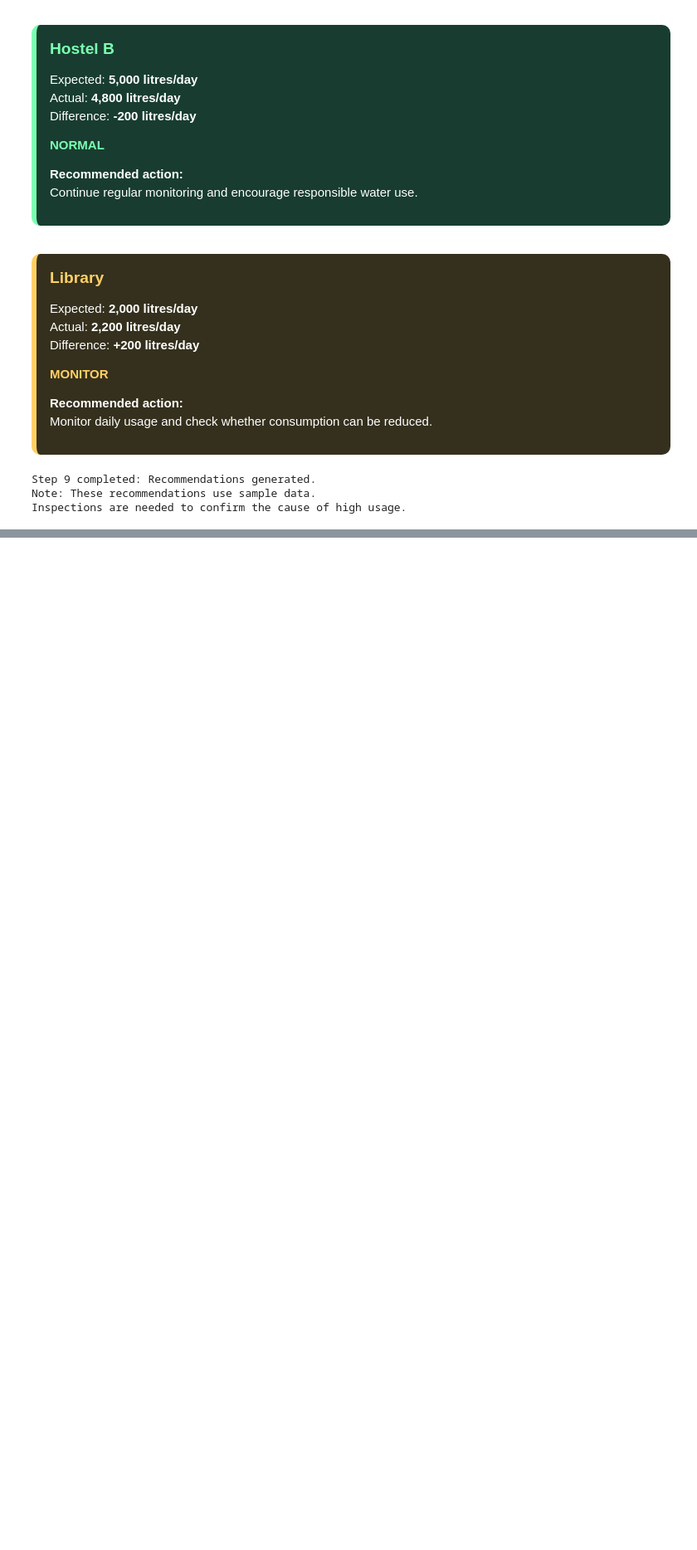
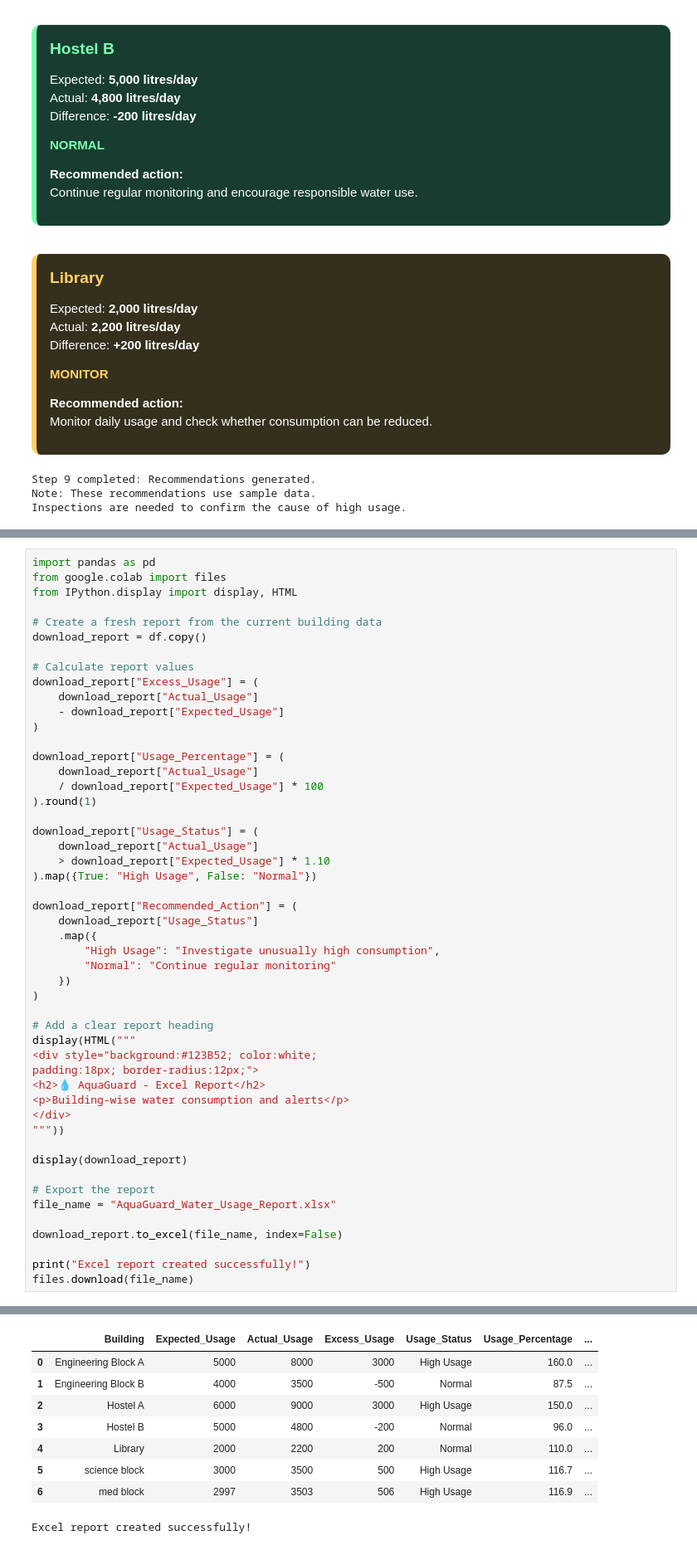
Before and after one commit to Chithra679/AI-based-project, a Jupyter notebook: Watermang.ipynb, the cells around one changed output, grey strips where cells are left out. Shown at 83% size. Cells and saved outputs as stored; diff of their text form; blank space fills up the shorter version.

```diff
--- a/Watermang.ipynb
+++ b/Watermang.ipynb
@@ -498,0 +920,51 @@ Inspections are needed to confirm the cause of high usage.
+# %%
+import pandas as pd
+from google.colab import files
+from IPython.display import display, HTML
+
+# Create a fresh report from the current building data
+download_report = df.copy()
+
+# Calculate report values
+download_report["Excess_Usage"] = (
+    download_report["Actual_Usage"]
+    - download_report["Expected_Usage"]
+)
+
+download_report["Usage_Percentage"] = (
+    download_report["Actual_Usage"]
+    / download_report["Expected_Usage"] * 100
+).round(1)
+
+download_report["Usage_Status"] = (
+    download_report["Actual_Usage"]
+    > download_report["Expected_Usage"] * 1.10
+).map({True: "High Usage", False: "Normal"})
+
+download_report["Recommended_Action"] = (
+    download_report["Usage_Status"]
+    .map({
+        "High Usage": "Investigate unusually high consumption",
+        "Normal": "Continue regular monitoring"
+    })
+)
+
+# Add a clear report heading
+display(HTML("""
+<div style="background:#123B52; color:white;
+padding:18px; border-radius:12px;">
+<h2>💧 AquaGuard - Excel Report</h2>
+<p>Building-wise water consumption and alerts</p>
+</div>
+"""))
+
+display(download_report)
+
+# Export the report
+file_name = "AquaGuard_Water_Usage_Report.xlsx"
+
+download_report.to_excel(file_name, index=False)
+
+print("Excel report created successfully!")
+files.download(file_name)
+# %% [output]
@@ -498,0 +973,9 @@ Inspections are needed to confirm the cause of high usage.
+|  | Building | Expected_Usage | Actual_Usage | Excess_Usage | Usage_Status | Usage_Percentage | ... |
+| 0 | Engineering Block A | 5000 | 8000 | 3000 | High Usage | 160.0 | ... |
+| 1 | Engineering Block B | 4000 | 3500 | -500 | Normal | 87.5 | ... |
+| 2 | Hostel A | 6000 | 9000 | 3000 | High Usage | 150.0 | ... |
+| 3 | Hostel B | 5000 | 4800 | -200 | Normal | 96.0 | ... |
+| 4 | Library | 2000 | 2200 | 200 | Normal | 110.0 | ... |
+| 5 | science block | 3000 | 3500 | 500 | High Usage | 116.7 | ... |
+| 6 | med block | 2997 | 3503 | 506 | High Usage | 116.9 | ... |
+Excel report created successfully!
```
Also changed, not shown: parts of 8 cells of this notebook.
